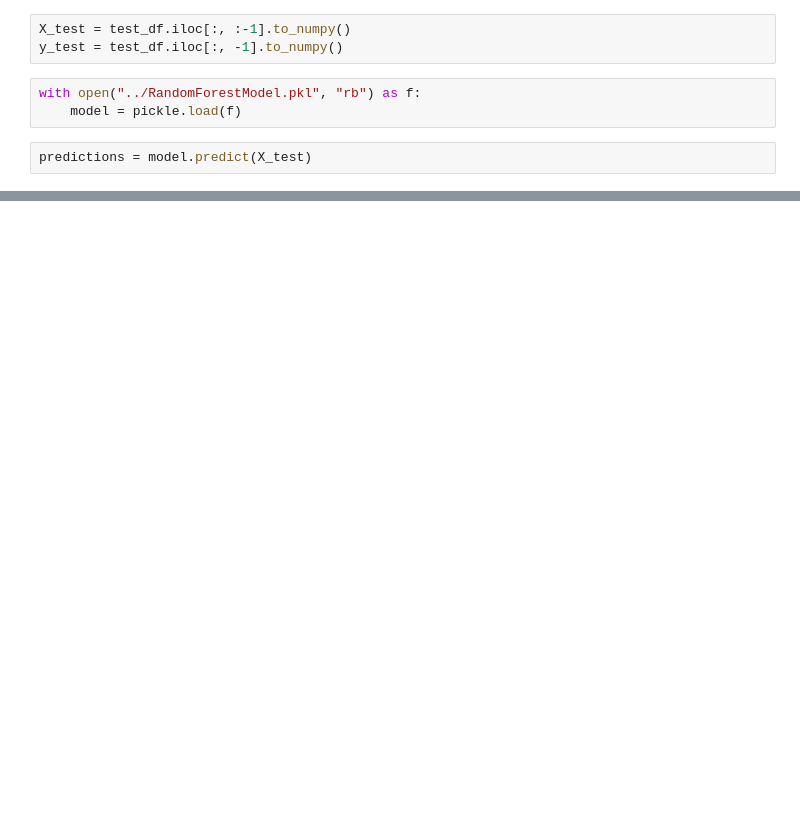
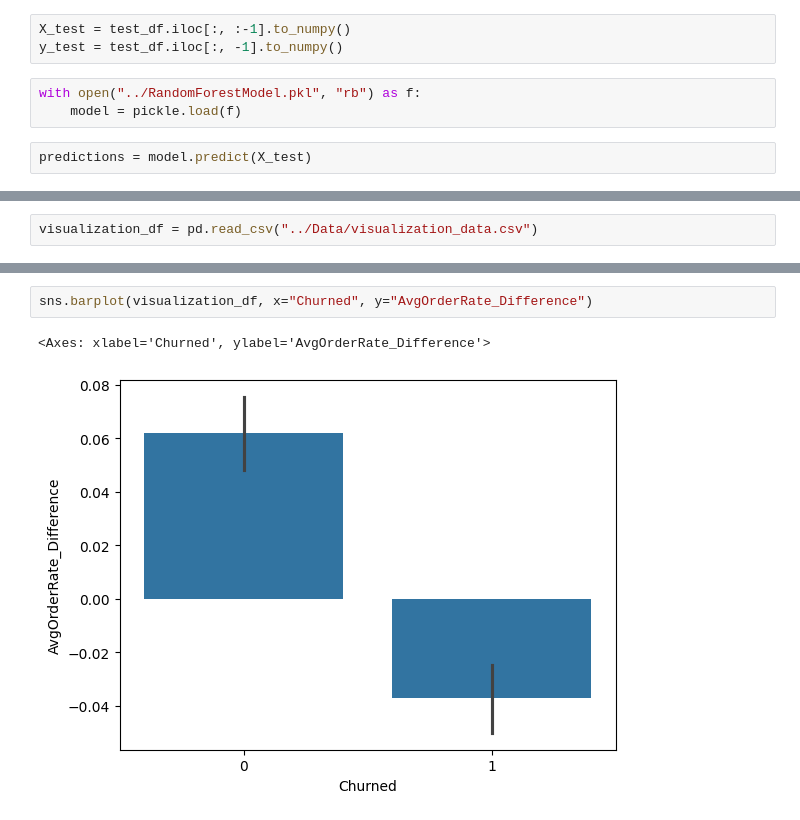
Before and after one commit to useframi1/SU-EFG, a Jupyter notebook: Scripts/data-visualization-script.ipynb, the cells around one changed output, grey strips where cells are left out. Cells and saved outputs as stored; diff of their text form; blank space fills up the shorter version.

```diff
--- a/Scripts/data-visualization-script.ipynb
+++ b/Scripts/data-visualization-script.ipynb
@@ -92 +104,3 @@ AvgOrderRate_Start                       -0.244400
 Name: Churned, dtype: float64
+# %%
+visualization_df = pd.read_csv("../Data/visualization_data.csv")
@@ -92,0 +149,5 @@ Name: Churned, dtype: float64
+# %%
+sns.barplot(visualization_df, x="Churned", y="AvgOrderRate_Difference")
+# %% [output]
+<Axes: xlabel='Churned', ylabel='AvgOrderRate_Difference'>
+[figure, added]
```
Also changed, not shown: parts of 34 cells of this notebook.
